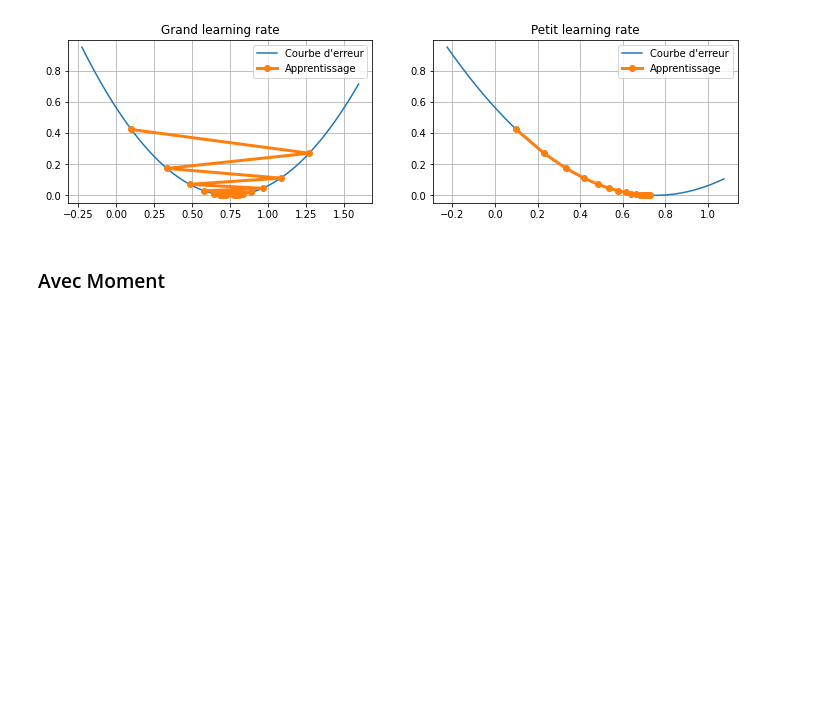
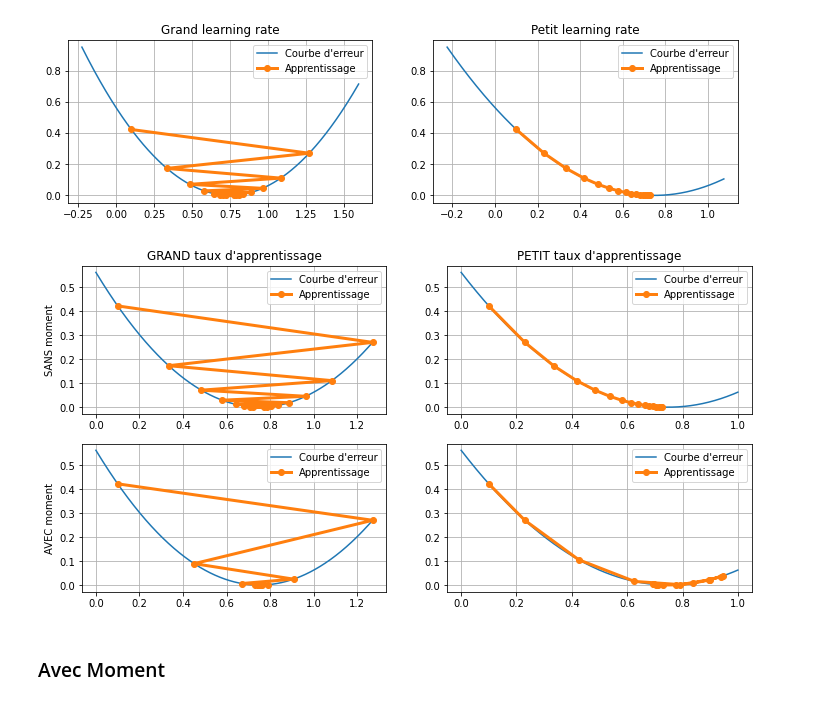
Before and after one commit to tttienthinh/4Tipe, a Jupyter notebook: 5-Optimizers/Test optimizer.ipynb, the cells around one changed output. Saved outputs shown, nothing was run; the diff lists cells and outputs as text; code cells hidden in the pictures; blank space fills up the shorter version.

```diff
--- a/5-Optimizers/Test optimizer.ipynb
+++ b/5-Optimizers/Test optimizer.ipynb
@@ -232,6 +232,54 @@ reseau1.plot(ax=axs[0], title="Grand learning rate")
 reseau2.plot(ax=axs[1], title="Petit learning rate")
 # %% [output]
 [figure]
+# %%
+fig, axs = plt.subplots(2, 2, figsize=(12, 6))
+
+# Grand learning rate
+reseau1 = NeuronneLineaire(lr=0.9, cible=0.75)
+reseau1.w = 0.1
+# Petit learning rate
+reseau2 = NeuronneLineaire(lr=0.1, cible=0.75)
+reseau2.w = 0.1
+# Entrainement
+for i in range(16):
+    reseau1.validation()
+    reseau1.retropropagation(1, 0.75)
+    reseau2.validation()
+    reseau2.retropropagation(1, 0.75)
+reseau1.plot(ax=axs[0, 0], title="GRAND taux d'apprentissage", mini=0, maxi=1)
+reseau2.plot(ax=axs[0, 1], title="PETIT taux d'apprentissage", mini=0, maxi=1)
+axs[0, 0].set_ylabel('SANS moment')
+
+# Grand Learning rate
+reseau = NeuronneLineaire(lr=0.9, cible=0.75)
+reseau.w = 0.1
+gamma = 0.1
+dw_moment_ = 0
+for i in range(16):
+    reseau.validation()
+    dw = reseau.calcul_dw(1, 0.75)
+    dw_moment = gamma * dw_moment_ + reseau.lr * dw
+    reseau.w -= dw_moment
+    dw_moment_ = dw_moment
+reseau.plot(ax=axs[1, 0], mini=0, maxi=1)
+
+# Grand Learning rate
+reseau = NeuronneLineaire(lr=0.1, cible=0.75)
+reseau.w = 0.1
+gamma = 0.7
+dw_moment_ = 0
+for i in range(16):
+    reseau.validation()
+    dw = reseau.calcul_dw(1, 0.75)
+    dw_moment = gamma * dw_moment_ + reseau.lr * dw
+    reseau.w -= dw_moment
+    dw_moment_ = dw_moment
+reseau.plot(ax=axs[1, 1], mini=0, maxi=1)
+axs[1, 0].set_ylabel('AVEC moment')
+plt.savefig("Moment VS sans Moment.jpg")
+# %% [output]
+[figure, added]
 # %% [markdown]
 ### Avec Moment
 # %%
```
Also changed, not shown: parts of 1 cell of this notebook, 26 other files.
